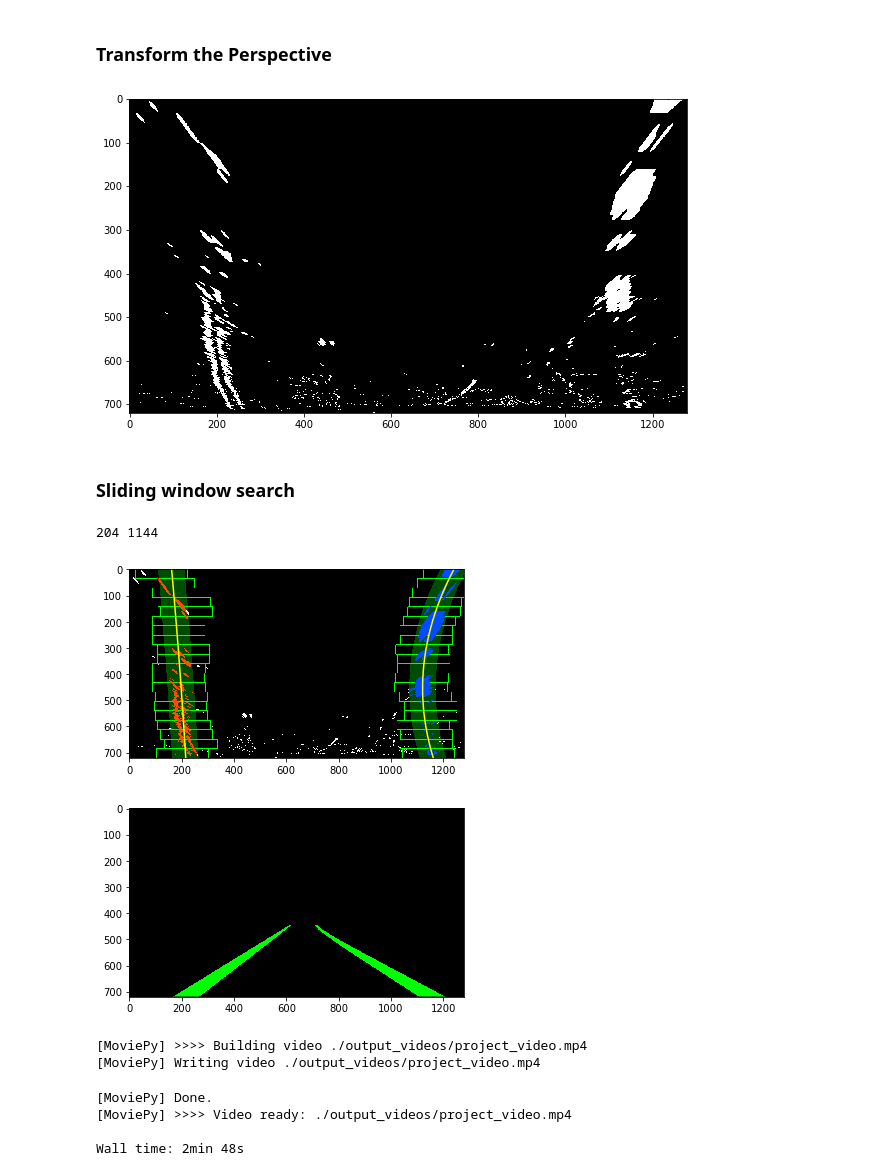
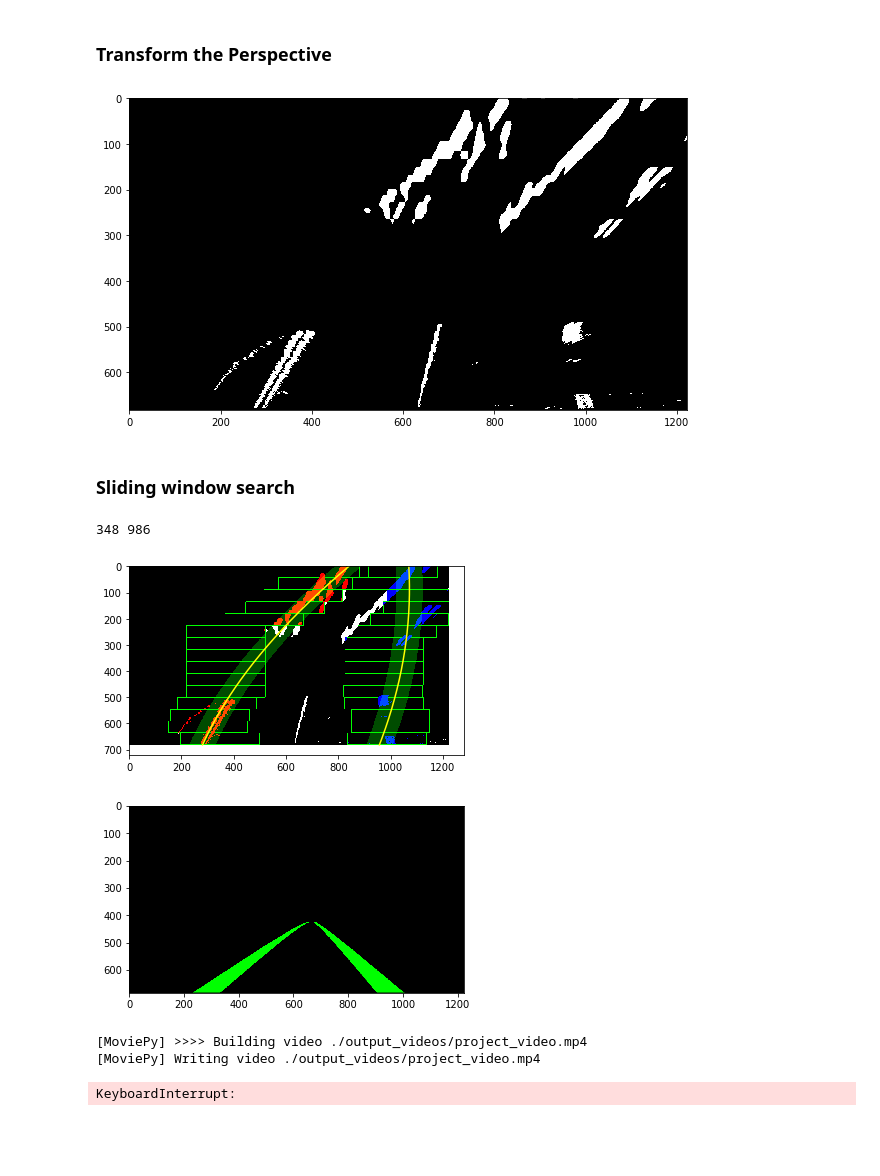
Before and after one commit to rahul1593/Advanced-Lane-Finding, a Jupyter notebook: Proto1.ipynb, the cells around one changed output. Cells and saved outputs as stored; diff of their text form; code cells hidden in the pictures; blank space fills up the shorter version.

```diff
--- a/Proto1.ipynb
+++ b/Proto1.ipynb
@@ -101,9 +101,9 @@ def getCaliberatedImage(image, mtx, dist):
 def getMedianLessImage(img):
     #hsv = cv2.cvtColor(rgbimg, cv2.COLOR_RGB2HSV)
     t_img = np.zeros_like(img)
-    t1 = img[:,:,0] - np.median(img[:,:, 0])*1.3
-    t2 = img[:,:,1] - np.median(img[:,:, 1])*1.3
-    t3 = img[:,:,2] - np.median(img[:,:, 2])*1.3
+    t1 = img[:,:,0] - np.mean(img[:,:, 0])*1.3
+    t2 = img[:,:,1] - np.mean(img[:,:, 1])*1.3
+    t3 = img[:,:,2] - np.mean(img[:,:, 2])*1.3
     t1[t1<0] = 0
     t2[t2<0] = 0
     t3[t3<0] = 0
@@ -114,14 +114,16 @@ def getMedianLessImage(img):
 def getColorMaskedImage(rgbimg, median_less = True):
     # get mask structures as per input image dimensions
     masked_img = np.zeros_like(rgbimg[:,:,0])
-    t_img = getMedianLessImage(rgbimg)
+    t_img = rgbimg
     base_thresh = 100
-    d_factor = 10
+    d_factor = 15
     generic_mean = 70
     if not median_less:
         base_thresh = 220
         d_factor = 15
         generic_mean = 80
+    else:
+        t_img = getMedianLessImage(rgbimg)
     # Prepare thresholds
     rm = base_thresh - (generic_mean - np.median(rgbimg[:,:, 0])) / d_factor
     gm = base_thresh - (generic_mean - np.median(rgbimg[:,:, 1])) / d_factor
@@ -170,6 +172,10 @@ def prepareImageMask(bgrimg):
     bin_mask = np.zeros_like(d_mask)
     #bin_mask[(d_mask > 10) | ((hsvimg[:,:,2] > 180) & (msk_img == 1))] = 1
     bin_mask[(d_mask > 10) | (msk_img == 1)] = 1
+    #plt.imshow(d_mask)
+    #plt.show()
+    #plt.imshow(mlimg)
+    #plt.show()
     return bin_mask
 
 # find points for use in perspective transform from the image
@@ -295,5 +301,5 @@ plt.show()
 # %%
-t_img = cv2.imread("./test_images/test1.jpg")
+t_img = cv2.imread("./test_images/road31.jpg")
 img = cv2.cvtColor(t_img, cv2.COLOR_BGR2RGB)
 plt.imshow(img)
 plt.show()
@@ -331,11 +339,11 @@ plt.show()
 #plt.imshow(unwarped, cmap="gray")
 #plt.show()
 # %% [output]
-[figure, old version]
+[figure, new version]
 # %% [markdown]
 ### Sliding window search
 # %%
-win_n = 20    # number of vertical segments
+win_n = 15    # number of vertical segments
 win_h = warped.shape[0] // win_n    # height of each segment
 left_points = []   # [(x1, y1), (x2, y2), ...] points for left lane line
 right_points = []  # points depicting right lane line
@@ -351,7 +359,7 @@ non_zero = warped.nonzero()
 non_zero_y = np.array(non_zero[0])
 non_zero_x = np.array(non_zero[1])
 
-win_w = 100
+win_w = 150
 exp_points = 30
 
 # Create empty lists to receive left and right lane pixel indices
@@ -408,12 +416,12 @@ righty = non_zero_y[right_lane_inds]
 left_fit = np.polyfit(lefty, leftx, 2)
 right_fit = np.polyfit(righty, rightx, 2)
 
-
-
+margin = 50
+'''
 # Assume you now have a new warped binary image
 # from the next frame of video (also called "binary_warped")
 # It's now much easier to find line pixels!
-margin = 50
+
 left_lane_inds = ((non_zero_x > (left_fit[0]*(non_zero_y**2) + left_fit[1]*non_zero_y +
 left_fit[2] - margin)) & (non_zero_x < (left_fit[0]*(non_zero_y**2) +
 left_fit[1]*non_zero_y + left_fit[2] + margin)))
@@ -429,7 +437,7 @@ rightx = non_zero_x[right_lane_inds]
 righty = non_zero_y[right_lane_inds]
 # Fit a second order polynomial to each
 left_fit = np.polyfit(lefty, leftx, 2)
-right_fit = np.polyfit(righty, rightx, 2)
+right_fit = np.polyfit(righty, rightx, 2)'''
 # Generate x and y values for plotting
 ploty = np.linspace(0, warped.shape[0]-1, warped.shape[0] )
 left_fitx = left_fit[0]*ploty**2 + left_fit[1]*ploty + left_fit[2]
@@ -443,33 +451,33 @@ window_img = np.zeros_like(out_img)
 # Color in left and right line pixels
 out_img[non_zero_y[left_lane_inds], non_zero_x[left_lane_inds]] = [255, 0, 0]
 out_img[non_zero_y[right_lane_inds], non_zero_x[right_lane_inds]] = [0, 0, 255]
 
 # Generate a polygon to illustrate the search window area
 # And recast the x and y points into usable format for cv2.fillPoly()
 left_line_window1 = np.array([np.transpose(np.vstack([left_fitx-margin, ploty]))])
 left_line_window2 = np.array([np.flipud(np.transpose(np.vstack([left_fitx+margin,
                               ploty])))])
 left_line_pts = np.hstack((left_line_window1, left_line_window2))
 right_line_window1 = np.array([np.transpose(np.vstack([right_fitx-margin, ploty]))])
 right_line_window2 = np.array([np.flipud(np.transpose(np.vstack([right_fitx+margin,
                               ploty])))])
 right_line_pts = np.hstack((right_line_window1, right_line_window2))
 
 # Draw the lane onto the warped blank image
 cv2.fillPoly(window_img, np.int_([left_line_pts]), (0,255, 0))
 cv2.fillPoly(window_img, np.int_([right_line_pts]), (0,255, 0))
 result = cv2.addWeighted(out_img, 1, window_img, 0.3, 0)
 plt.imshow(result)
 plt.plot(left_fitx, ploty, color='yellow')
 plt.plot(right_fitx, ploty, color='yellow')
 plt.xlim(0, 1280)
 plt.ylim(720, 0)
 plt.show()
 
 unwarped = cv2.warpPerspective(window_img, rM, img_size, flags=cv2.INTER_LINEAR)
 plt.imshow(unwarped)
 plt.show()
 # %% [output]
-204 1144
+348 986
-[figure, old version]
+[figure, new version]
-[figure, old version]
+[figure, new version]
@@ -618,4 +684,10 @@ def process_image(ip_img):
 # %%
+init_f = True  # after value exceeds 10, do not use init_process for processing
+M = None
+rM = None
+plx, prx = [], []
+left_fit = None
+right_fit = None
 output_vid = './output_videos/project_video.mp4'
 in_clip = VideoFileClip("project_video.mp4")
 
@@ -624,10 +696,7 @@ output_clip = in_clip.fl_image(process_image)
 # %% [output]
 [MoviePy] >>>> Building video ./output_videos/project_video.mp4
 [MoviePy] Writing video ./output_videos/project_video.mp4
-[MoviePy] Done.
-[MoviePy] >>>> Video ready: ./output_videos/project_video.mp4
-
-Wall time: 2min 48s
+KeyboardInterrupt:
 # %%
 HTML("""
 <video style='width:960px;height:540px' controls>
```
Also changed, not shown: parts of 7 cells of this notebook.
